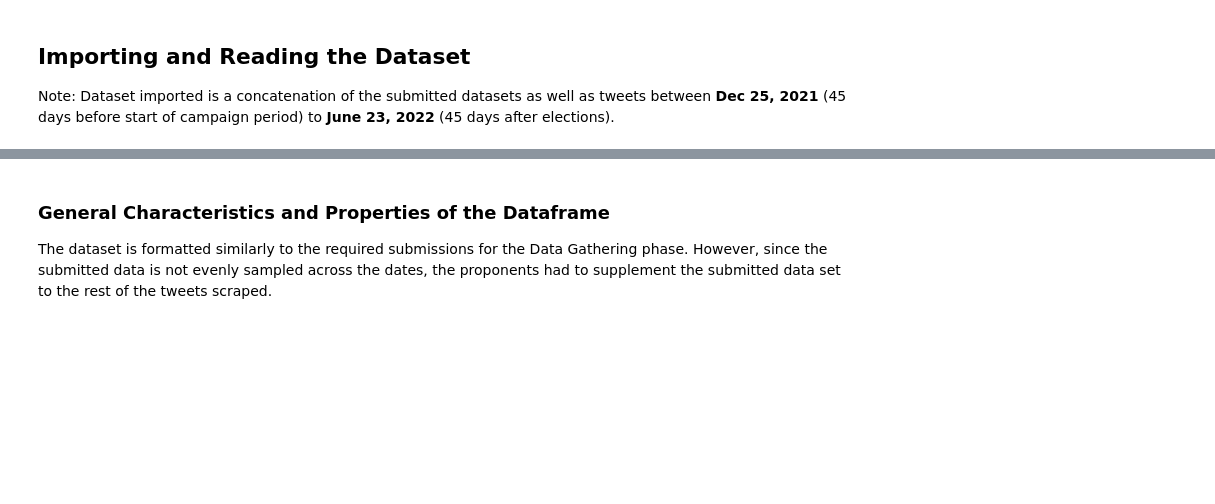
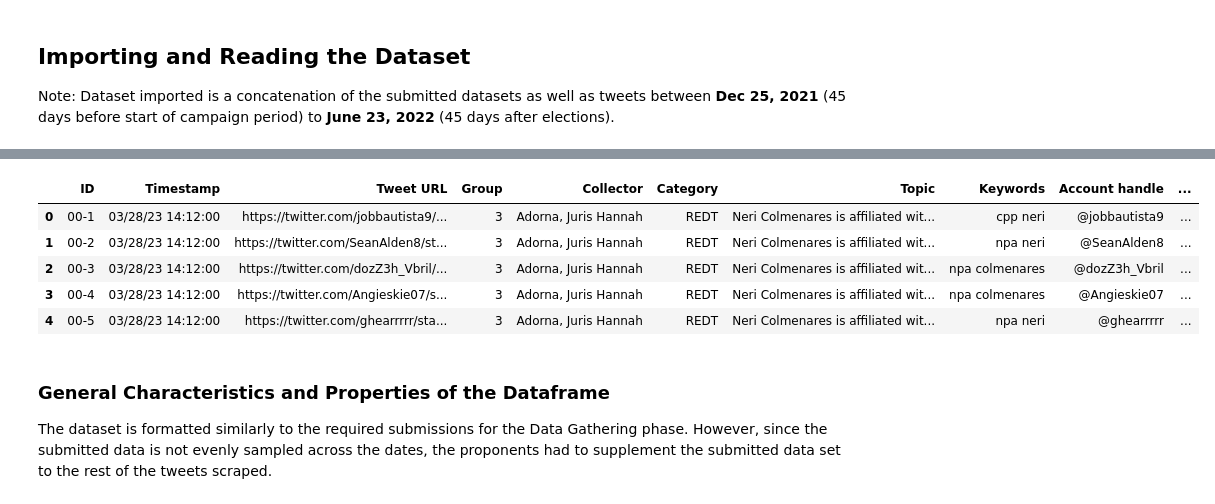
Before and after one commit to deckardsworkspace/cs132-group3, a Jupyter notebook: data-exploration/cs132_data_exploration.ipynb, the cells around one changed output, grey strips where cells are left out. Drawn from its saved outputs; the diff is of its cells as text; code cells hidden in the pictures; blank space fills up the shorter version.

```diff
--- a/data-exploration/cs132_data_exploration.ipynb
+++ b/data-exploration/cs132_data_exploration.ipynb
@@ -15,10 +21,11 @@ We also attempt to carry out initial tasks for:
 ## Importing and Reading the Dataset
 Note: Dataset imported is a concatenation of the submitted datasets as well as tweets between **Dec 25, 2021** (45 days before start of campaign period) to **June 23, 2022** (45 days after elections).
 # %%
+#@title
 import pandas as pd
 import io
 
-df = pd.read_csv('https://raw.githubusercontent.com/jareddantis/cs132-group3/main/group03_dataset_compiled.csv')
+df = pd.read_csv('https://raw.githubusercontent.com/jareddantis/cs132-group3/main/data-exploration/group03_dataset_compiled.csv')
 pd.set_option('display.max_colwidth', None)
-df.style.set_properties(**{'text-align': 'left'})
+df.head().style.set_properties(**{'text-align': 'left'})
 # %% [output]
@@ -26,3 +32,9 @@ df.style.set_properties(**{'text-align': 'left'})
+|  | ID | Timestamp | Tweet URL | Group | Collector | Category | Topic | Keywords | Account handle | ... |
+| 0 | 00-1 | 03/28/23 14:12:00 | https://twitter.com/jobbautista9/... | 3 | Adorna, Juris Hannah | REDT | Neri Colmenares is affiliated wit... | cpp neri | @jobbautista9 | ... |
+| 1 | 00-2 | 03/28/23 14:12:00 | https://twitter.com/SeanAlden8/st... | 3 | Adorna, Juris Hannah | REDT | Neri Colmenares is affiliated wit... | npa neri | @SeanAlden8 | ... |
+| 2 | 00-3 | 03/28/23 14:12:00 | https://twitter.com/dozZ3h_Vbril/... | 3 | Adorna, Juris Hannah | REDT | Neri Colmenares is affiliated wit... | npa colmenares | @dozZ3h_Vbril | ... |
+| 3 | 00-4 | 03/28/23 14:12:00 | https://twitter.com/Angieskie07/s... | 3 | Adorna, Juris Hannah | REDT | Neri Colmenares is affiliated wit... | npa colmenares | @Angieskie07 | ... |
+| 4 | 00-5 | 03/28/23 14:12:00 | https://twitter.com/ghearrrrr/sta... | 3 | Adorna, Juris Hannah | REDT | Neri Colmenares is affiliated wit... | npa neri | @ghearrrrr | ... |
 # %% [markdown]
 ### General Characteristics and Properties of the Dataframe
 
```
Also changed, not shown: parts of 42 cells of this notebook.
